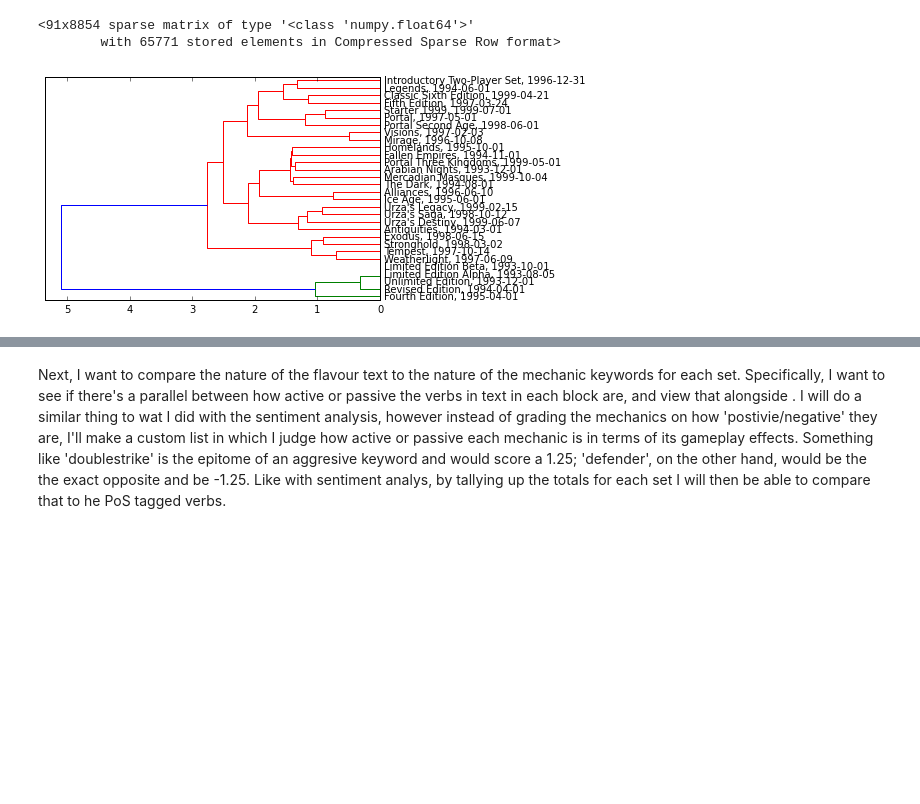
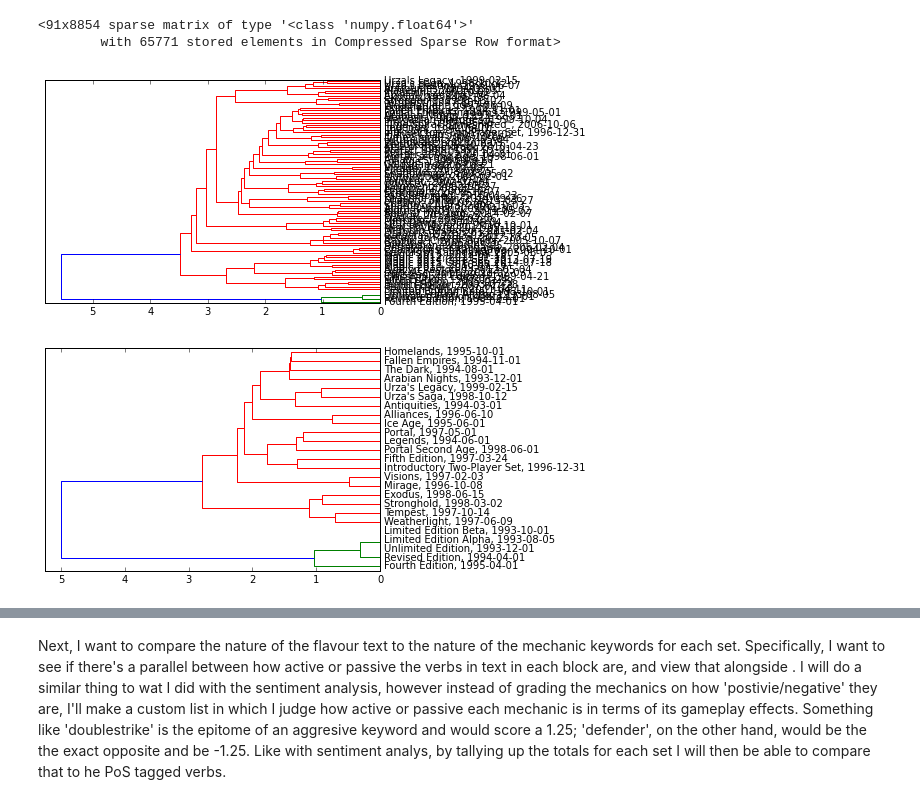
Before and after one commit to BrennanDS/Text-Mining-Data, a Jupyter notebook: Final Project.ipynb, the cells around one changed output, grey strips where cells are left out. Saved outputs shown, nothing was run; the diff lists cells and outputs as text; code cells hidden in the pictures; blank space fills up the shorter version.

```diff
--- a/Final Project.ipynb
+++ b/Final Project.ipynb
@@ -88,10 +90,10 @@ Thereare a total of  9986  cards with flavour text.
 # %% [markdown]
 So out of the ~15000 magic cards, it appears that nearly two thirds of them have flavour text! That's quite promising and will hopefully result in a informative corpus.
 # %%
-keywordList = ("Annihilator","Banding","Battle cry", "Bolster","Bloodthirst", "Bushido", "Dash", "Detain", "Exalted", "Deathtouch",
+keywordList = ["Annihilator","Banding","Battle cry", "Bolster","Bloodthirst", "Bushido", "Dash", "Detain", "Exalted", "Deathtouch",
 "Defender","First strike", "Frenzy","Double strike","Flying", "Ninjutsu", "Rampage", "Recover", "Reinforce", "Scry", "Shadow", "Soulshift",
 "Haste", "Suspend", "Totem armor", "Unleash", "Hexproof","Indestructible","Intimidate","Landwalk","Lifelink","Protection",
-"Reach","Shroud","Trample","Vigilance",)
+"Reach","Shroud","Trample","Vigilance",]
 # %%
 filterTypeList = ["core", "expansion", "starter"]
 addList = []
@@ -124,8 +126,14 @@ for mtgSet in ffMTGDict:
     tempBlue = list()
     tempWhite = list()
     tempBlack = list()
+    tempKeyWords = list()
 
     for card in ffMTGDict[mtgSet]["cards"]: # for each card object in each set
+        if 'text' in card:
+            for keyword in keywordList:
+                if keyword.lower() in card['text'].lower():
+                    tempKeyWords.append(keyword)
+
         if 'flavor' in card:
             tempAllSetFlavour += [card['flavor'] + " "]
             if 'colors' in card:
@@ -152,7 +160,7 @@ for mtgSet in ffMTGDict:
     tempNumOfCards = len(ffMTGDict[mtgSet]['cards'])
     tempType = ffMTGDict[mtgSet]['type']
 
-    tempTuple = tempDate, tempCode, tempName, tempSetFilteredTokens, tempNumOfCards, tempType # switch to stopwordFiltered if needed
+    tempTuple = tempDate, tempCode, tempName, tempSetFilteredTokens, tempNumOfCards, tempType, tempTextJoined.lower(), tempKeyWords # switch to stopwordFiltered if needed
 
     redFT.append(tuple([tempName, tempRed]))
     blueFT.append(tuple([tempName, tempBlue]))
@@ -288,10 +307,15 @@ positions = mds.fit_transform(distances)
 # %%
 import matplotlib.pyplot as plt
 %matplotlib inline
 from scipy.cluster.hierarchy import ward, dendrogram
 
-linkage_matrix = ward(distances[:30])
-dendrogram(linkage_matrix, labels=names[:30], orientation="right");
-plt.show()
+linkage_matrix = ward(distances)
+a = dendrogram(linkage_matrix, labels=names, orientation="right");
+plt.show(a)
+
+linkage_matrixB = ward(distances[:25])
+b = dendrogram(linkage_matrixB, labels=names[:25], orientation="right");
+plt.show(b)
 # %% [output]
-[figure, old version]
+[figure, new version]
+[figure, added]
```
Also changed, not shown: parts of 28 cells of this notebook.
